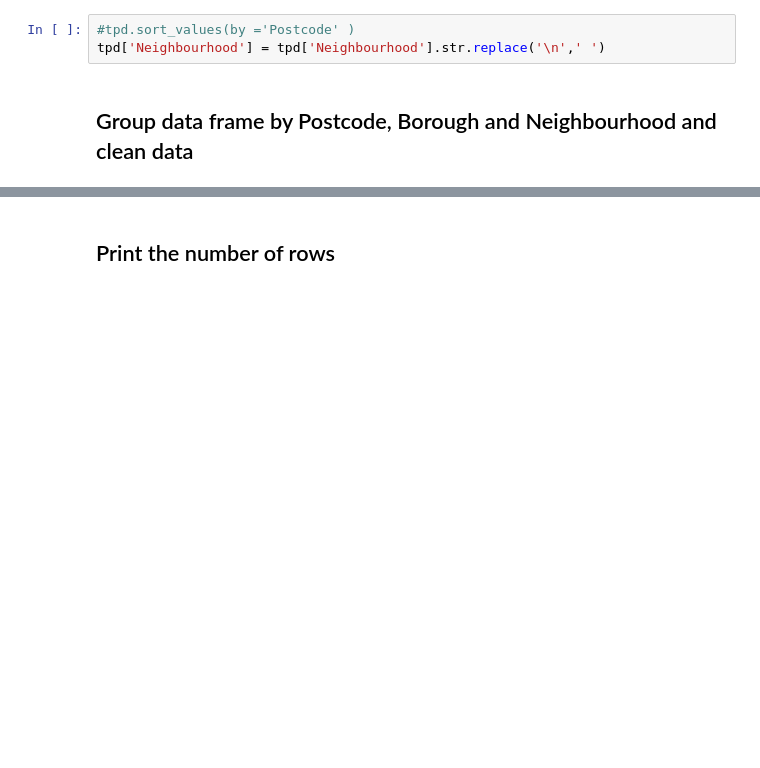
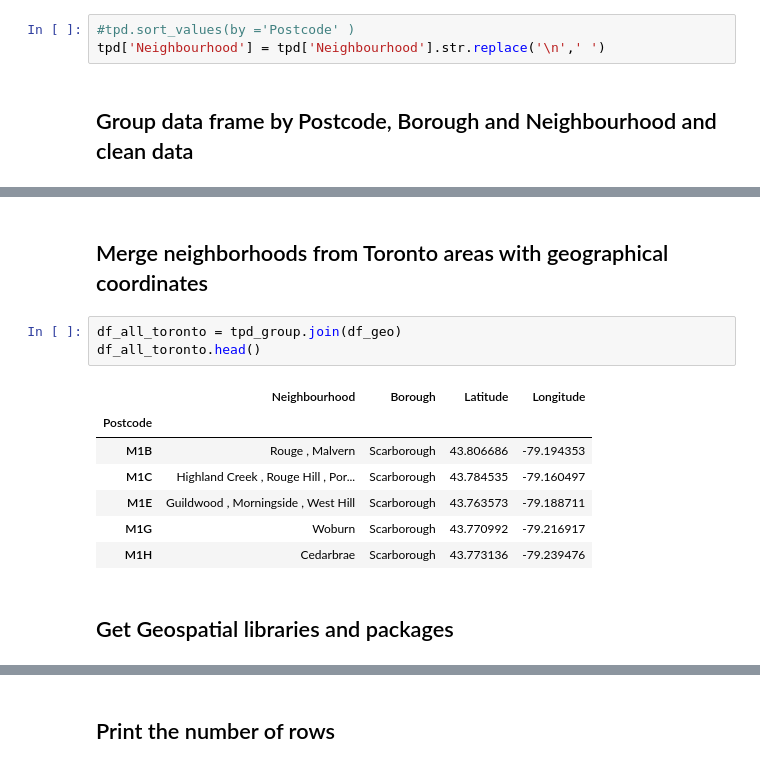
Before and after one commit to arielsoler/Coursera_Capstone, a Jupyter notebook: Segmenting and Clustering Neighborhoods in Toronto.ipynb, the cells around one changed output, grey strips where cells are left out. Drawn from its saved outputs; the diff is of its cells as text; blank space fills up the shorter version.

```diff
--- a/Segmenting and Clustering Neighborhoods in Toronto.ipynb
+++ b/Segmenting and Clustering Neighborhoods in Toronto.ipynb
@@ -115,0 +113,15 @@ tpd_group.join(df_geo)
+# %% [markdown]
+## Merge neighborhoods from Toronto areas with geographical coordinates
+# %%
+df_all_toronto = tpd_group.join(df_geo)
+df_all_toronto.head()
+# %% [output]
+|  | Neighbourhood | Borough | Latitude | Longitude |
+| Postcode |  |  |  |  |
+| M1B | Rouge , Malvern | Scarborough | 43.806686 | -79.194353 |
+| M1C | Highland Creek , Rouge Hill , Por... | Scarborough | 43.784535 | -79.160497 |
+| M1E | Guildwood , Morningside , West Hill | Scarborough | 43.763573 | -79.188711 |
+| M1G | Woburn | Scarborough | 43.770992 | -79.216917 |
+| M1H | Cedarbrae | Scarborough | 43.773136 | -79.239476 |
+# %% [markdown]
+## Get Geospatial libraries and packages
```
Also changed, not shown: parts of 20 cells of this notebook.
